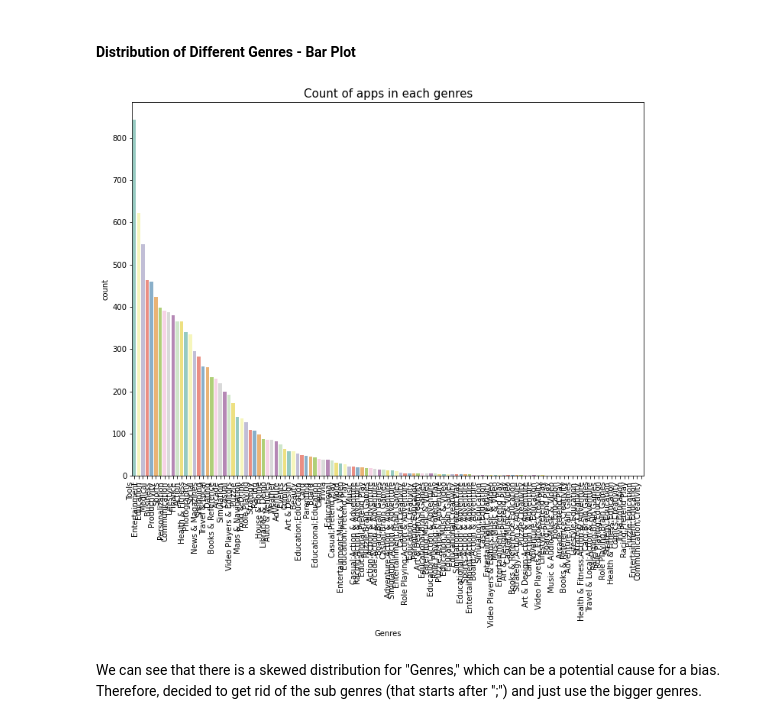
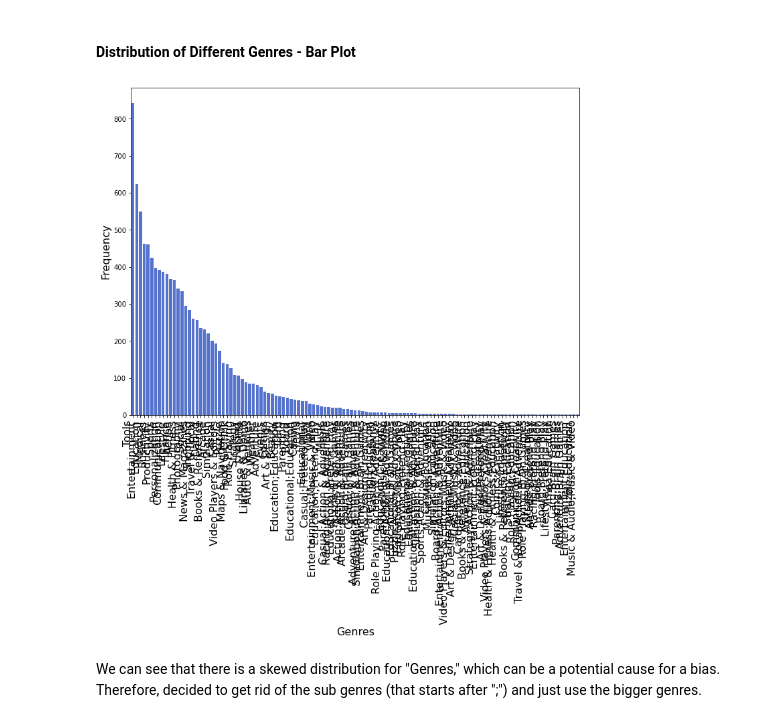
Before and after one commit to chloesjung/Google-Play-Store-Apps, a Jupyter notebook: GooglePlayStoreAppProject_JUNG.ipynb, the cells around one changed output. Drawn from its saved outputs; the diff is of its cells as text; code cells hidden in the pictures.

```diff
--- a/GooglePlayStoreAppProject_JUNG.ipynb
+++ b/GooglePlayStoreAppProject_JUNG.ipynb
@@ -405,12 +424,16 @@ print( len(data['Genres'].unique()) , "genres")
 # %% [markdown]
 #### Distribution of Different Genres - Bar Plot
 # %%
-gg = sns.countplot(x="Genres",data=data, palette = "Set3", order=data['Genres'].value_counts().index);
+gg = sns.countplot(x="Genres",data=data, color = "#4169E1", order=data['Genres'].value_counts().index);
 gg.set_xticklabels(gg.get_xticklabels(), rotation=90, ha="right");
+plt.xlabel('Genres',size=12)
+plt.ylabel('Frequency',size=16)
+plt.xticks(fontsize=16)
 gg
-plt.title('Count of apps in each genres',size = 15);
+#plt.title('Count of apps in each genres',size = 13)
+plt.savefig('Genre_BarBeforeCleaning.png',bbox_inches = 'tight')
 # %% [output]
-[figure, old version]
+[figure, new version]
 # %% [markdown]
 We can see that there is a skewed distribution for "Genres," which can be a potential cause for a bias. Therefore, decided to get rid of the sub genres (that starts after ";") and just use the bigger genres.
 # %%
```
Also changed, not shown: parts of 287 cells of this notebook.
